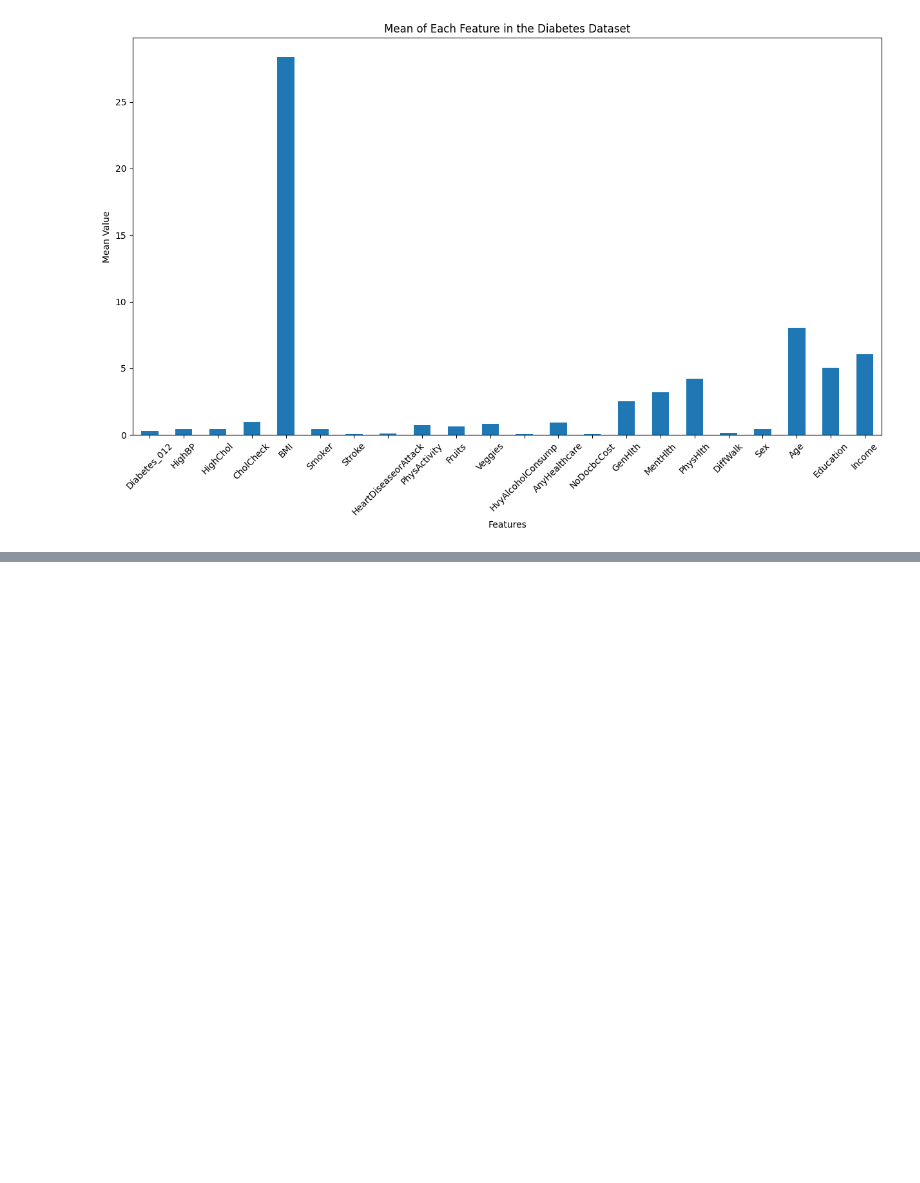
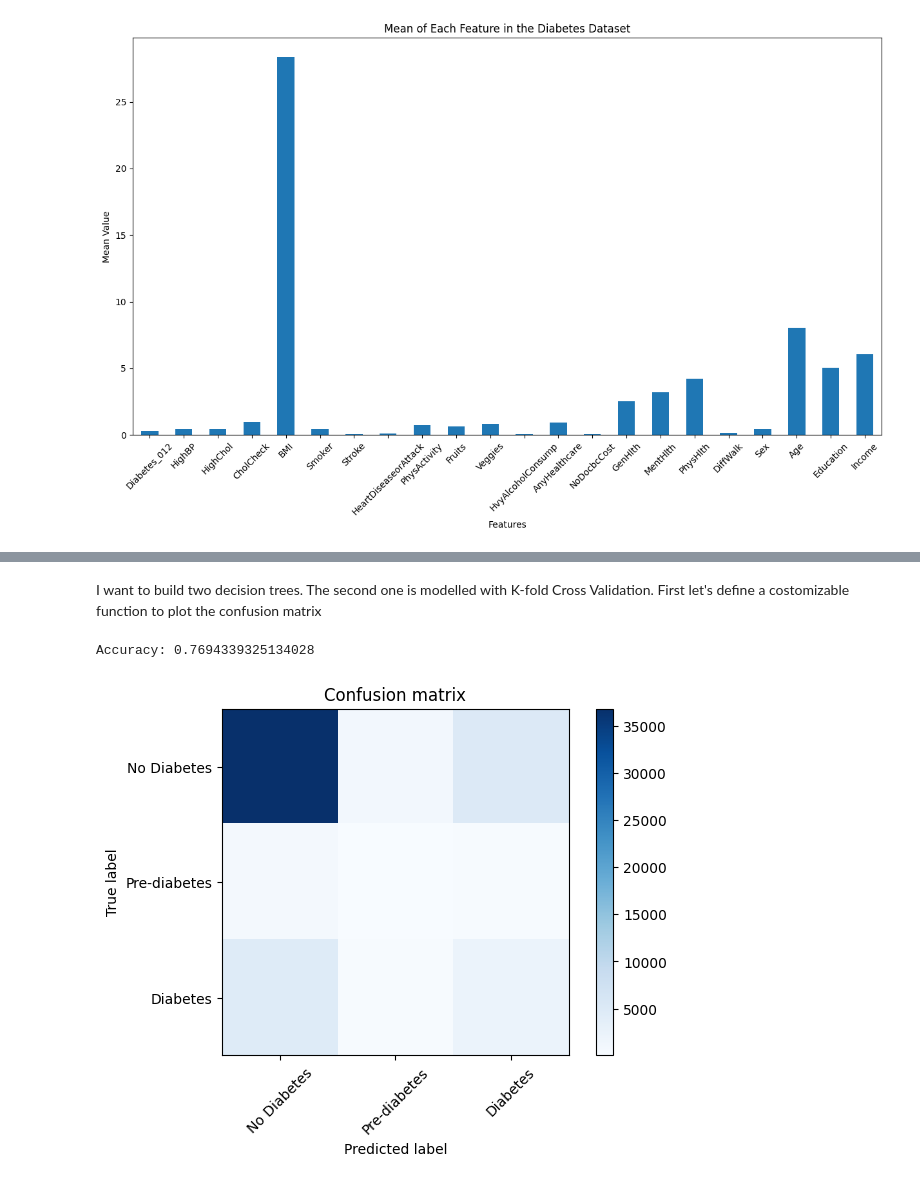
Before and after one commit to sykathowlader/group6_introToAi, a Jupyter notebook: diabetes.ipynb, the cells around one changed output, grey strips where cells are left out. Saved outputs shown, nothing was run; the diff lists cells and outputs as text; code cells hidden in the pictures; blank space fills up the shorter version.

```diff
--- a/diabetes.ipynb
+++ b/diabetes.ipynb
@@ -175,0 +188,33 @@ feature_max_min_df
+# %% [markdown]
+I want to build two decision trees. The second one is modelled with K-fold Cross Validation. First let's define a costomizable function to plot the confusion matrix
+# %%
+def plot_confusion_matrix(cm, names, title='Confusion matrix', cmap=plt.cm.Blues):
+    plt.imshow(cm, interpolation='nearest', cmap=cmap)
+    plt.title(title)
+    plt.colorbar(fraction=0.05)
+    tick_marks = np.arange(len(names))
+    plt.xticks(tick_marks, names, rotation=45)
+    plt.yticks(tick_marks, names)
+    plt.tight_layout()
+    plt.ylabel('True label')
+    plt.xlabel('Predicted label')
+# %%
+# Initialize the Decision Tree Classifier
+decision_tree = DecisionTreeClassifier(criterion='entropy')
+
+# Train the and test te model
+decision_tree.fit(X_train_scaled, y_train)
+y_pred = decision_tree.predict(X_test_scaled)
+
+accuracy = accuracy_score(y_test, y_pred)
+print('Accuracy:', accuracy)
+
+cm = confusion_matrix(y_test, y_pred)
+
+# Plotting the Confusion Matrix
+diabetes_classes = ['No Diabetes', 'Pre-diabetes', 'Diabetes']
+plot_confusion_matrix(cm, diabetes_classes)
+plt.show()
+# %% [output]
+Accuracy: 0.7694339325134028
+[figure, added]
```
Also changed, not shown: parts of 16 cells of this notebook.
